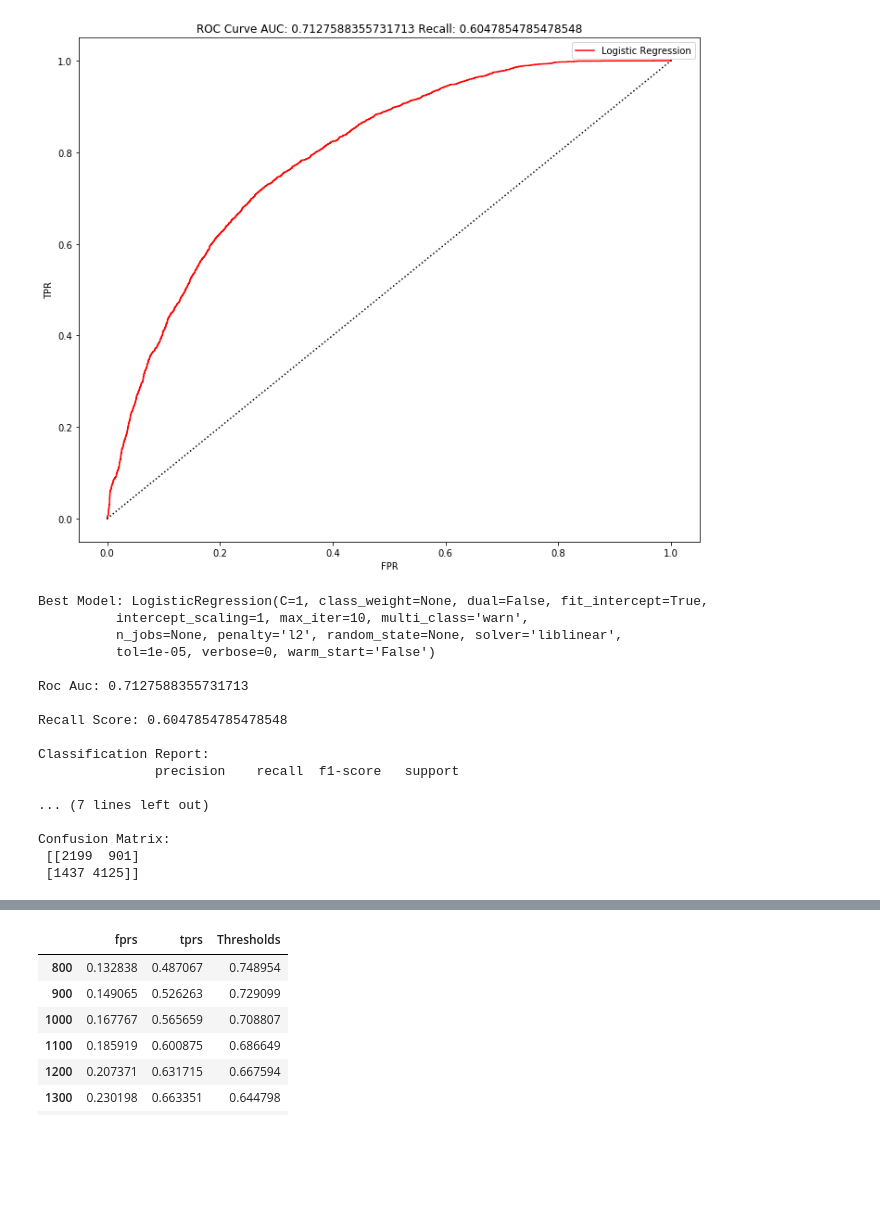
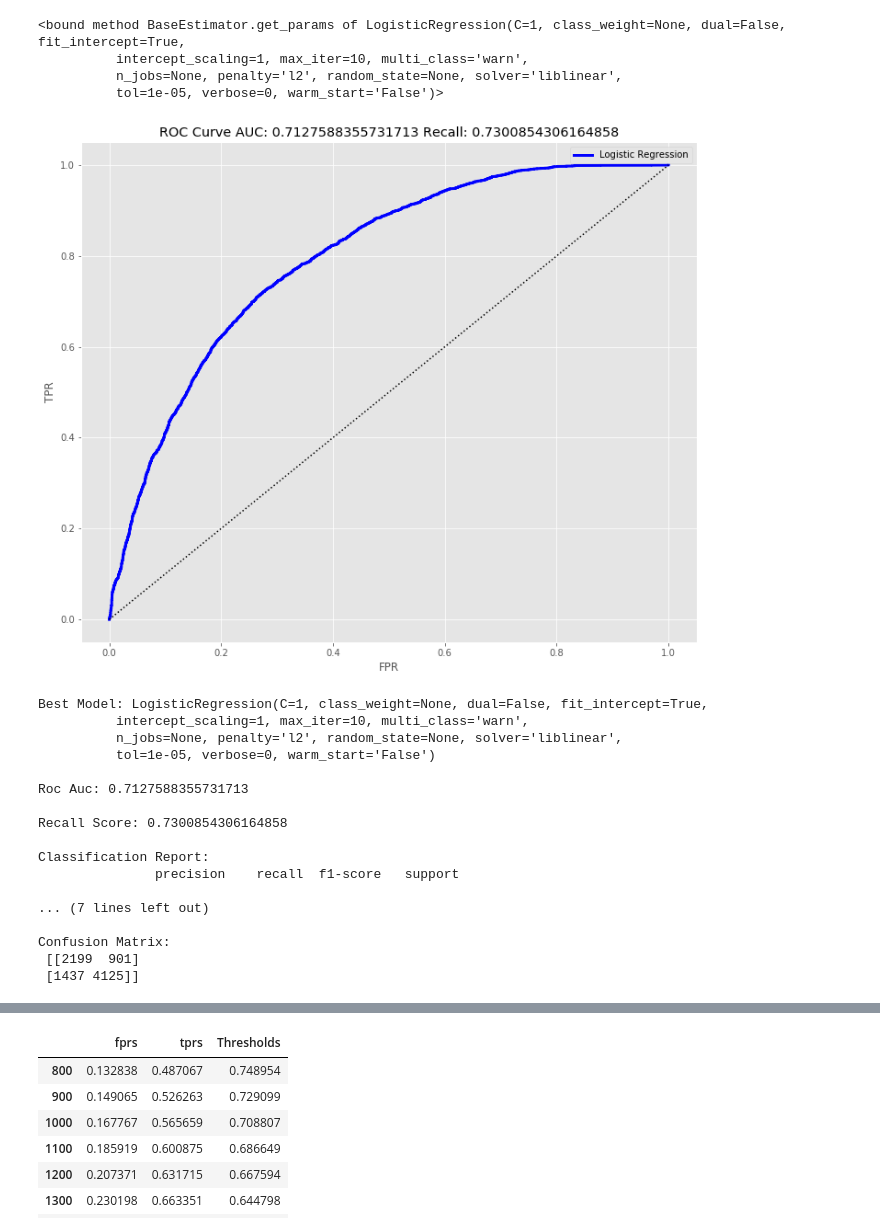
Before and after one commit to jeremymiller00/Predicting-Success-in-Online-Education, a Jupyter notebook: models/logistic_regression_completion_first_quarter.ipynb, the cells around one changed output, grey strips where cells are left out. Saved outputs shown, nothing was run; the diff lists cells and outputs as text; code cells hidden in the pictures; blank space fills up the shorter version.

Commit message:
model evaluation in jupyter notebooks

```diff
--- a/models/logistic_regression_completion_first_quarter.ipynb
+++ b/models/logistic_regression_completion_first_quarter.ipynb
@@ -1,18 +1,23 @@
 # %%
 import pandas as pd
 import pickle
-from sklearn.linear_model import LogisticRegression
 from sklearn.preprocessing import StandardScaler
 import numpy as np
 import pandas as pd
 from sklearn.metrics import recall_score, roc_auc_score, roc_curve, confusion_matrix, classification_report, accuracy_score
-from sklearn.model_selection import cross_val_score
-import statsmodels.api as sm
-from statsmodels.stats.outliers_influence import variance_inflation_factor
 import collections as c
 import matplotlib.pyplot as plt
+plt.style.use('ggplot')
+font = {'size'   : 30}
+plt.rc('font', **font)
+plt.ion()
+plt.rcParams["patch.force_edgecolor"] = True
+plt.rcParams["figure.figsize"] = (20.0, 10.0)
+import random
 %matplotlib inline
 pd.set_option('display.max_columns', 2000)
 pd.set_option('display.max_rows', 2000)
+import warnings
+warnings.filterwarnings('ignore')
 # %%
 log_reg_model = pickle.load(open('logistic_regression_completion_first_quarter.p', 'rb')) # load the model
@@ -24,3 +24,10 @@ log_reg_model = pickle.load(open('logistic_regression_completion_first_quarter.p
+# %%
+log_reg_model.get_params
+# %% [output]
+<bound method BaseEstimator.get_params of LogisticRegression(C=1, class_weight=None, dual=False, fit_intercept=True,
+          intercept_scaling=1, max_iter=10, multi_class='warn',
+          n_jobs=None, penalty='l2', random_state=None, solver='liblinear',
+          tol=1e-05, verbose=0, warm_start='False')>
 # %%
 def scale_subset(df, columns):
     '''
@@ -59,15 +66,16 @@ def standard_confusion_matrix(y_true, y_pred):
     [[tn, fp], [fn, tp]] = confusion_matrix(y_true, y_pred)
     return np.array([[tp, fp], [fn, tn]])
 
-def print_roc_curve(y_test, probabilities):
+def print_roc_curve(y_test, probabilities, model_type):
     '''
     Calculates and prints a ROC curve given a set of test classes and probabilities from a trained classifier
     '''
     tprs, fprs, thresh = roc_curve(y_test, probabilities)
     plt.figure(figsize=(12,10))
     plt.plot(fprs, tprs,
-         label='Logistic Regression',
-         color='red')
+         label=model_type,
+         color='blue',
+         lw=3)
     plt.plot([0,1],[0,1], 'k:')
     plt.legend()
     plt.xlabel("FPR")
@@ -101,17 +100,17 @@ X_test.drop(high_vif, axis = 1, inplace = True)
     roc_auc = roc_auc_score(y_test, predictions)
     probas = log_reg_model.predict_proba(X_test)[:, :1]
     tprs, fprs, thresh = roc_curve(y_test, probas)
-    recall = recall_score(y_test, predictions)
+    recall = recall_score(y_test, predictions, average='micro')
     class_report = classification_report(y_test, predictions)
 # %%
-    print_roc_curve(y_test, probas)
+    print_roc_curve(y_test, probas, 'Logistic Regression')
     print('Best Model: {}'.format(log_reg_model))
     print('\nRoc Auc: {}'.format(roc_auc))
     print('\nRecall Score: {}'.format(recall))
     print('\nClassification Report:\n {}'.format(class_report))
     print('\nConfusion Matrix:\n {}'.format(standard_confusion_matrix(y_test, predictions)))
 # %% [output]
-[figure, old version]
+[figure, new version]
 Best Model: LogisticRegression(C=1, class_weight=None, dual=False, fit_intercept=True,
           intercept_scaling=1, max_iter=10, multi_class='warn',
           n_jobs=None, penalty='l2', random_state=None, solver='liblinear',
@@ -119,7 +118,7 @@ Best Model: LogisticRegression(C=1, class_weight=None, dual=False, fit_intercept
 
 Roc Auc: 0.7127588355731713
 
-Recall Score: 0.6047854785478548
+Recall Score: 0.7300854306164858
 
 Classification Report:
                precision    recall  f1-score   support
```
Also changed, not shown: parts of 16 cells of this notebook, 3 other files.
